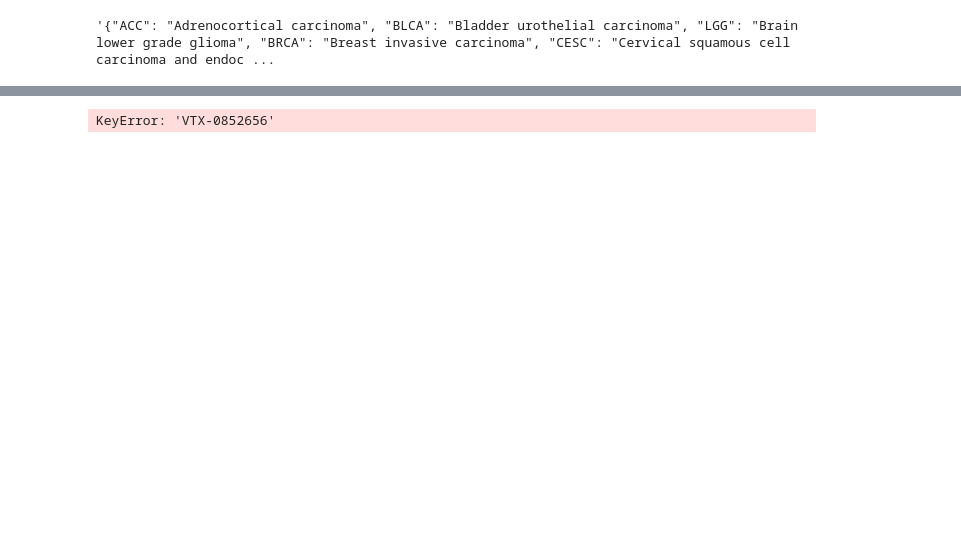
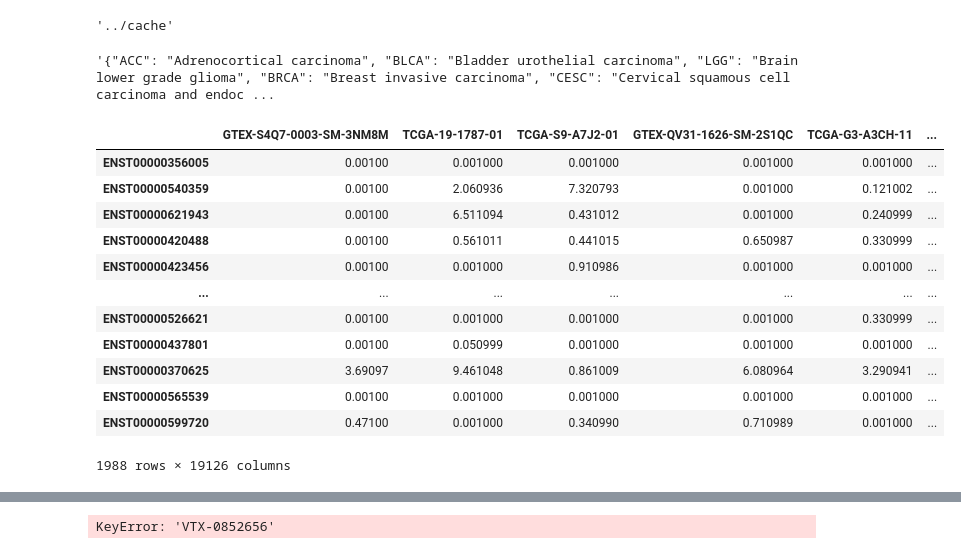
Before and after one commit to veliatx/dashboard, a Jupyter notebook: dashboard/testing.ipynb, the cells around one changed output, grey strips where cells are left out. Cells and saved outputs as stored; diff of their text form; code cells hidden in the pictures; blank space fills up the shorter version.

```diff
--- a/dashboard/testing.ipynb
+++ b/dashboard/testing.ipynb
@@ -25,26 +25,47 @@ from plotting import *
 de_metadata = pd.read_csv('../data/cancer_types.txt', names=['tcga_name', 'tcga_code'])
 de_metadata['tcga_code'] = de_metadata.apply(lambda x: x.tcga_code.strip(), axis=1)
 de_metadata.set_index('tcga_code', inplace=True)
+# %%
+CACHE_DIR
+# %% [output]
+'../cache'
 # %%
 json.dumps(de_metadata.to_dict()['tcga_name'])
 # %% [output]
 '{"ACC": "Adrenocortical carcinoma", "BLCA": "Bladder urothelial carcinoma", "LGG": "Brain lower grade glioma", "BRCA": "Breast invasive carcinoma", "CESC": "Cervical squamous cell carcinoma and endoc ...
 # %%
-    xena_expression = pd.read_parquet(os.path.join(CACHE_DIR, 'xena.parq'))
-    xena_metadata = xena_expression[xena_expression.columns[:6]]
-    xena_expression = xena_expression[xena_expression.columns[6:]]
-    vtx_id_to_transcripts = load_jsonlines_table(os.path.join(CACHE_DIR, 'sorf_table.jsonlines'), index_col='vtx')
-    # Map VTX to transcript ids
-    transcript_to_vtx_id = {}
-    for ix, row in vtx_id_to_transcripts.iterrows():
-        for val in row['transcripts_exact']:
-            transcript_to_vtx_id[val] = ix
-    # Sum transcripts for VTX id
-    xena_vtx_sums = xena_expression.T.copy()
-    xena_vtx_sums = xena_vtx_sums.loc[xena_vtx_sums.index.intersection(transcript_to_vtx_id.keys())]
-    # Need to average/sum in nominal space not log space
-    xena_vtx_sums = np.exp2(xena_vtx_sums)
-    xena_vtx_sums['vtx_id'] = xena_vtx_sums.apply(lambda x: transcript_to_vtx_id[x.name], axis=1)
-    xena_vtx_sums = xena_vtx_sums.groupby('vtx_id').aggregate(np.sum).T
-    xena_vtx_sums = np.log2(xena_vtx_sums)
-    # return xena_metadata, xena_expression, vtx_id_to_transcripts, xena_vtx_sums
+xena_expression = pd.read_parquet(os.path.join(CACHE_DIR, 'xena.parq'))
+xena_metadata = xena_expression[xena_expression.columns[:6]]
+xena_expression = xena_expression[xena_expression.columns[6:]]
+
+vtx_id_to_transcripts = load_jsonlines_table(os.path.join(CACHE_DIR, 'sorf_table.jsonlines'), index_col='vtx')
+# Map VTX to transcript ids - some
+transcript_to_vtx_id = defaultdict(list)
+for ix, row in vtx_id_to_transcripts.iterrows():
+    for val in row['transcripts_overlapping']:
+        transcript_to_vtx_id[val].append(ix)
+
+transcript_to_vtx_id_overlapping = {}
+for ix, row in vtx_id_to_transcripts.iterrows():
+    for val in row['transcripts_overlapping']:
+        transcript_to_vtx_id_overlapping[val] = ix
+
+# Sum transcripts for VTX id
+xena_vtx_sums = xena_expression.T.copy()
+xena_vtx_sums = xena_vtx_sums.loc[xena_vtx_sums.index.intersection(transcript_to_vtx_id.keys())]
+# %%
+xena_vtx_sums
+# %% [output]
+|  | GTEX-S4Q7-0003-SM-3NM8M | TCGA-19-1787-01 | TCGA-S9-A7J2-01 | GTEX-QV31-1626-SM-2S1QC | TCGA-G3-A3CH-11 | ... |
+| ENST00000356005 | 0.00100 | 0.001000 | 0.001000 | 0.001000 | 0.001000 | ... |
+| ENST00000540359 | 0.00100 | 2.060936 | 7.320793 | 0.001000 | 0.121002 | ... |
+| ENST00000621943 | 0.00100 | 6.511094 | 0.431012 | 0.001000 | 0.240999 | ... |
+| ENST00000420488 | 0.00100 | 0.561011 | 0.441015 | 0.650987 | 0.330999 | ... |
+| ENST00000423456 | 0.00100 | 0.001000 | 0.910986 | 0.001000 | 0.001000 | ... |
+| ... | ... | ... | ... | ... | ... | ... |
+| ENST00000526621 | 0.00100 | 0.001000 | 0.001000 | 0.001000 | 0.330999 | ... |
+| ENST00000437801 | 0.00100 | 0.050999 | 0.001000 | 0.001000 | 0.001000 | ... |
+| ENST00000370625 | 3.69097 | 9.461048 | 0.861009 | 6.080964 | 3.290941 | ... |
+| ENST00000565539 | 0.00100 | 0.001000 | 0.001000 | 0.001000 | 0.001000 | ... |
+| ENST00000599720 | 0.47100 | 0.001000 | 0.340990 | 0.710989 | 0.001000 | ... |
+1988 rows × 19126 columns
```
Also changed, not shown: parts of 18 cells of this notebook, 2 other files.
